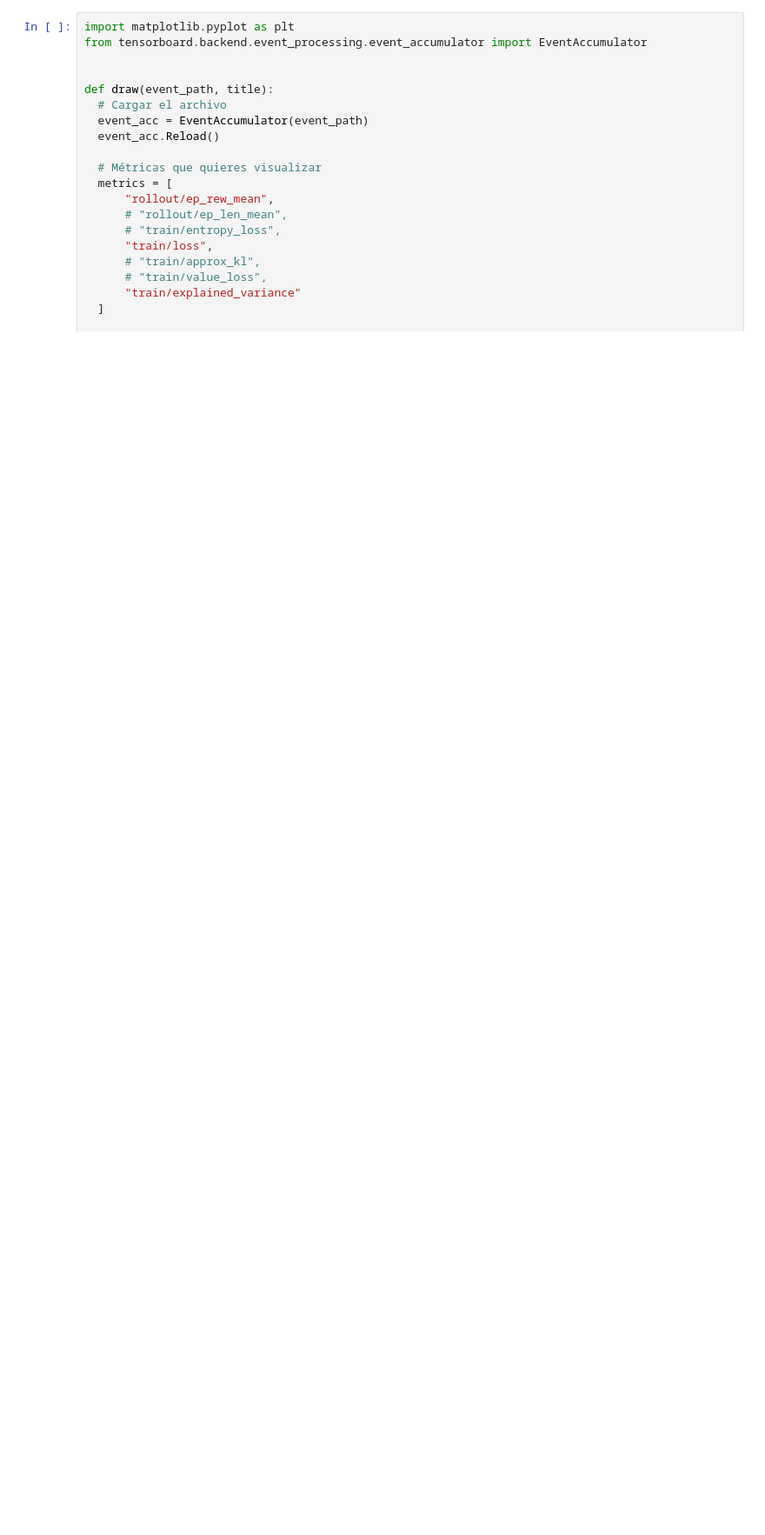
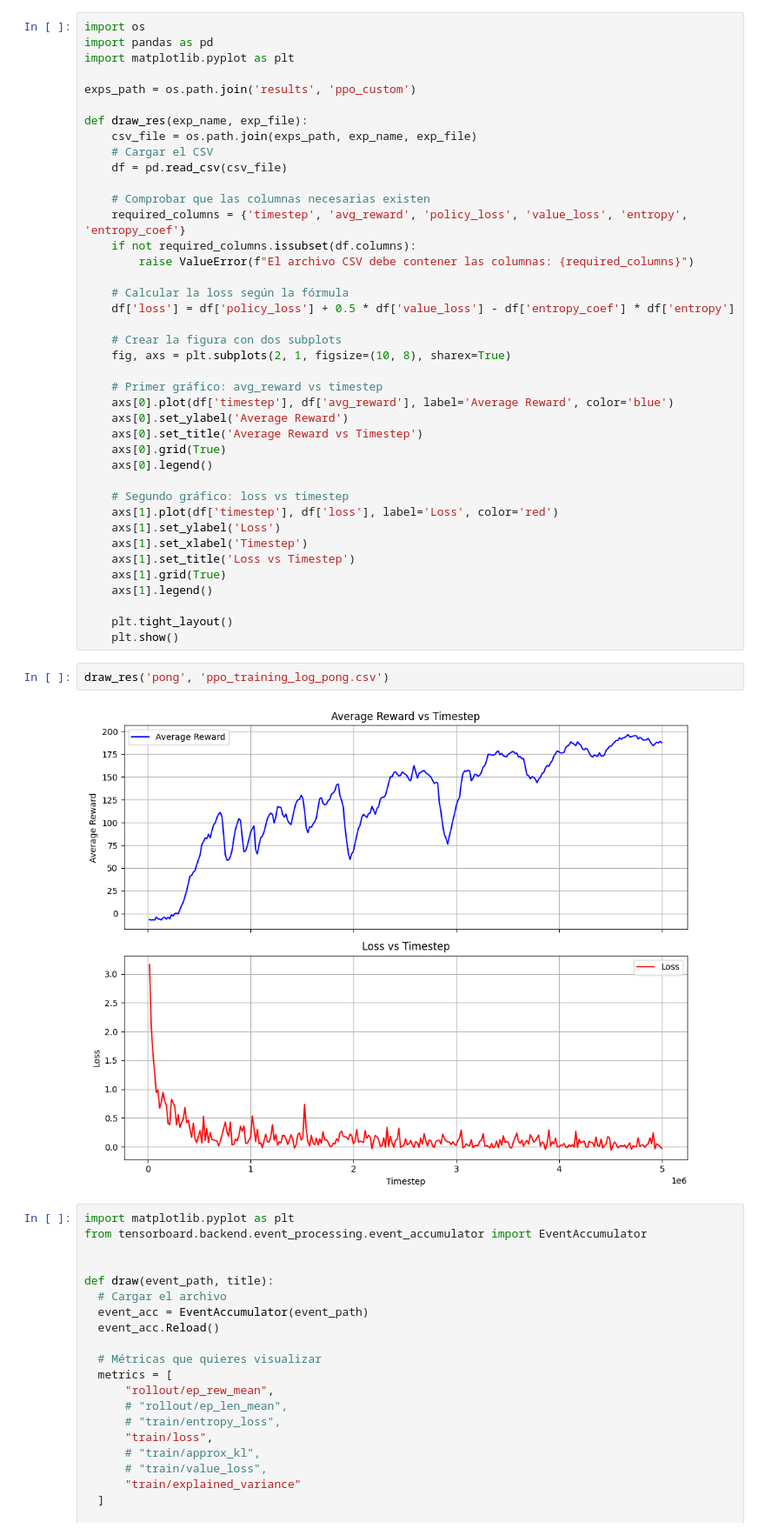
Before and after one commit to kev-usrr/RL_TFM_STUFF, a Jupyter notebook: visualizer_ppo.ipynb, the cells around one changed output. Shown at 87% size. Saved outputs shown, nothing was run; the diff lists cells and outputs as text; blank space fills up the shorter version.

Commit message:
Added function to visualize training graphs with custom PPO approach.

```diff
--- a/visualizer_ppo.ipynb
+++ b/visualizer_ppo.ipynb
@@ -1,3 +1,47 @@
+# %%
+import os
+import pandas as pd
+import matplotlib.pyplot as plt
+
+exps_path = os.path.join('results', 'ppo_custom')
+
+def draw_res(exp_name, exp_file):
+    csv_file = os.path.join(exps_path, exp_name, exp_file)
+    # Cargar el CSV
+    df = pd.read_csv(csv_file)
+
+    # Comprobar que las columnas necesarias existen
+    required_columns = {'timestep', 'avg_reward', 'policy_loss', 'value_loss', 'entropy', 'entropy_coef'}
+    if not required_columns.issubset(df.columns):
+        raise ValueError(f"El archivo CSV debe contener las columnas: {required_columns}")
+
+    # Calcular la loss según la fórmula
+    df['loss'] = df['policy_loss'] + 0.5 * df['value_loss'] - df['entropy_coef'] * df['entropy']
+
+    # Crear la figura con dos subplots
+    fig, axs = plt.subplots(2, 1, figsize=(10, 8), sharex=True)
+
+    # Primer gráfico: avg_reward vs timestep
+    axs[0].plot(df['timestep'], df['avg_reward'], label='Average Reward', color='blue')
+    axs[0].set_ylabel('Average Reward')
+    axs[0].set_title('Average Reward vs Timestep')
+    axs[0].grid(True)
+    axs[0].legend()
+
+    # Segundo gráfico: loss vs timestep
+    axs[1].plot(df['timestep'], df['loss'], label='Loss', color='red')
+    axs[1].set_ylabel('Loss')
+    axs[1].set_xlabel('Timestep')
+    axs[1].set_title('Loss vs Timestep')
+    axs[1].grid(True)
+    axs[1].legend()
+
+    plt.tight_layout()
+    plt.show()
+# %%
+draw_res('pong', 'ppo_training_log_pong.csv')
+# %% [output]
+[figure, added]
 # %%
 import matplotlib.pyplot as plt
 from tensorboard.backend.event_processing.event_accumulator import EventAccumulator
```
